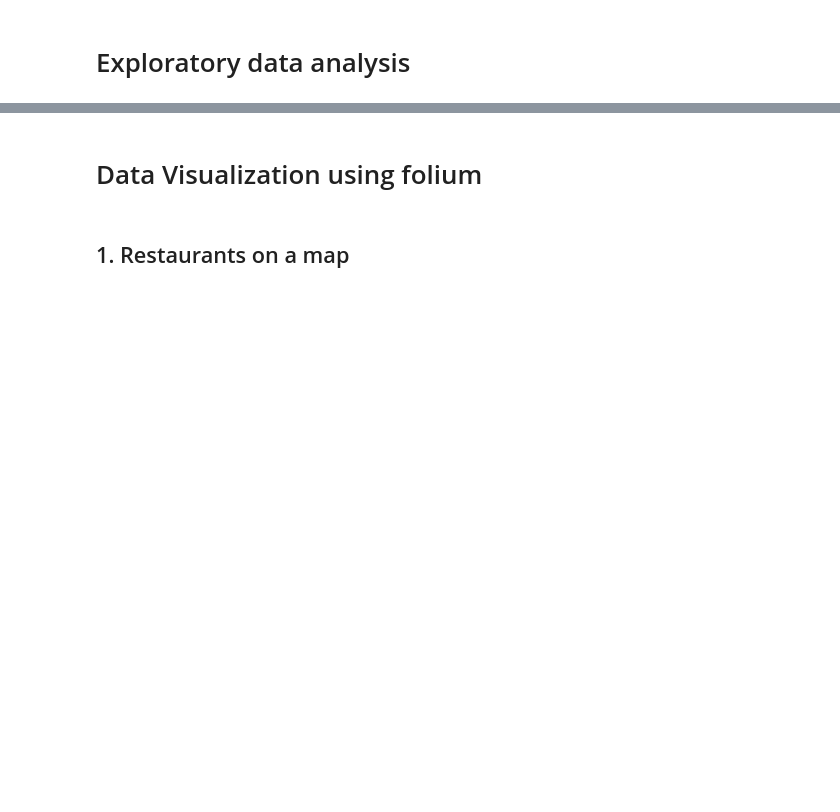
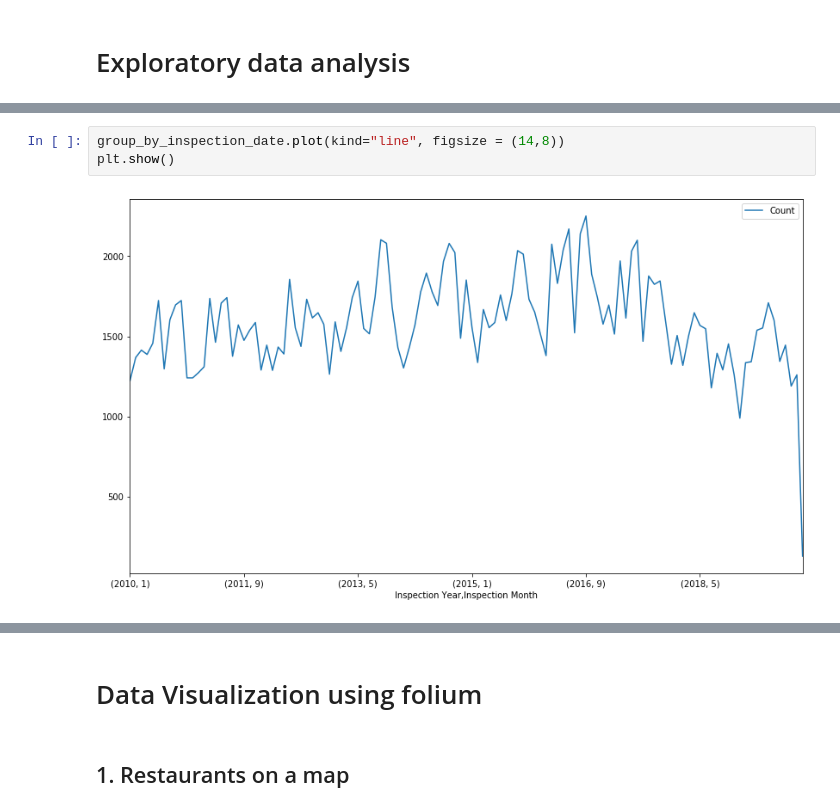
Before and after one commit to aaag97/ada-2019-project-databusters, a Jupyter notebook: Exploratory Data Analysis CFI.ipynb, the cells around one changed output, grey strips where cells are left out. Saved outputs shown, nothing was run; the diff lists cells and outputs as text; blank space fills up the shorter version.

```diff
--- a/Exploratory Data Analysis CFI.ipynb
+++ b/Exploratory Data Analysis CFI.ipynb
@@ -32,0 +56,5 @@ plt.show()
+# %%
+group_by_inspection_date.plot(kind="line", figsize = (14,8))
+plt.show()
+# %% [output]
+[figure, added]
```
Also changed, not shown: parts of 30 cells of this notebook, 1 other file.
